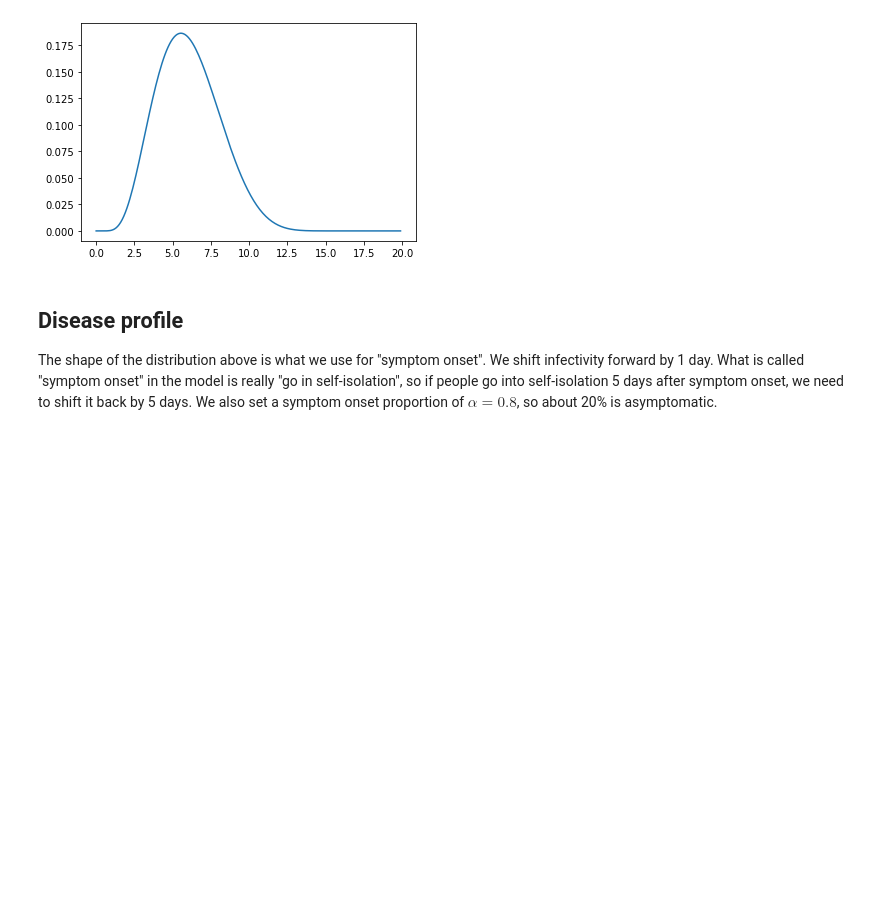
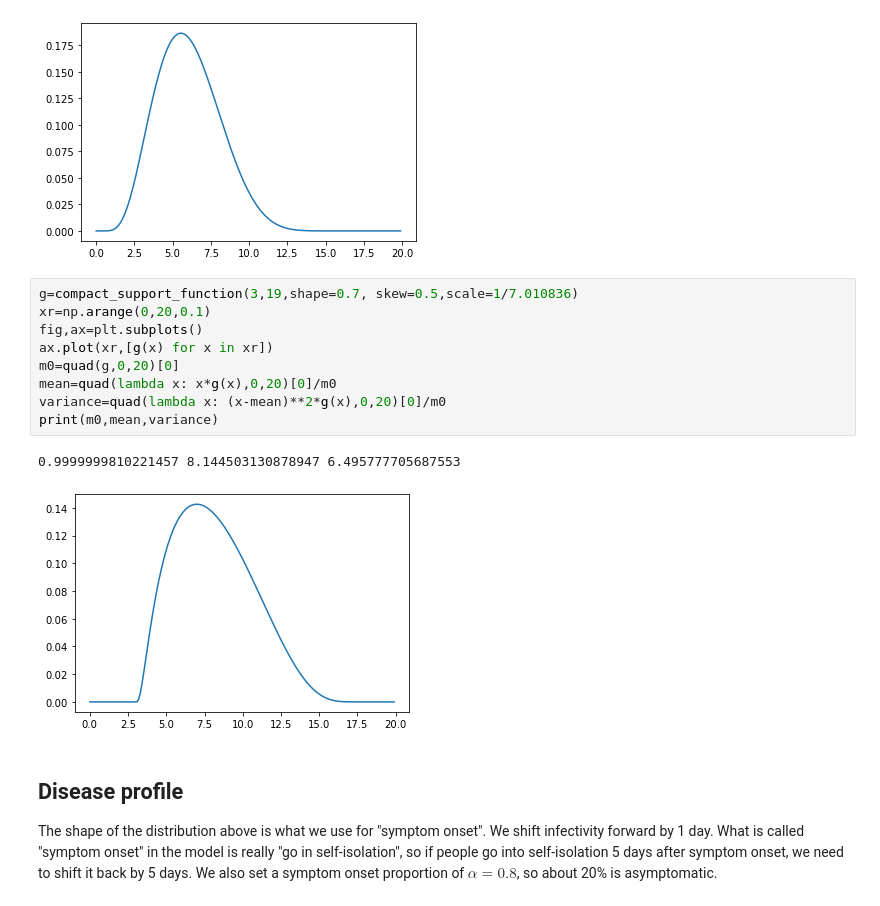
Before and after one commit to nbruin/SIR_tracing, a Jupyter notebook: critical_tracing.ipynb, the cells around one changed output. Drawn from its saved outputs; the diff is of its cells as text; blank space fills up the shorter version.

```diff
--- a/critical_tracing.ipynb
+++ b/critical_tracing.ipynb
@@ -322,6 +335,18 @@ print(m0,mean,variance)
 # %% [output]
 0.9999998191122534 6.055960652982012 4.220949967279045
 [figure]
+# %%
+g=compact_support_function(3,19,shape=0.7, skew=0.5,scale=1/7.010836)
+xr=np.arange(0,20,0.1)
+fig,ax=plt.subplots()
+ax.plot(xr,[g(x) for x in xr])
+m0=quad(g,0,20)[0]
+mean=quad(lambda x: x*g(x),0,20)[0]/m0
+variance=quad(lambda x: (x-mean)**2*g(x),0,20)[0]/m0
+print(m0,mean,variance)
+# %% [output]
+0.9999999810221457 8.144503130878947 6.495777705687553
+[figure, added]
 # %% [markdown]
 ## Disease profile
 The shape of the distribution above is what we use for "symptom onset". We shift infectivity forward by 1 day.
```
Also changed, not shown: parts of 17 cells of this notebook.
